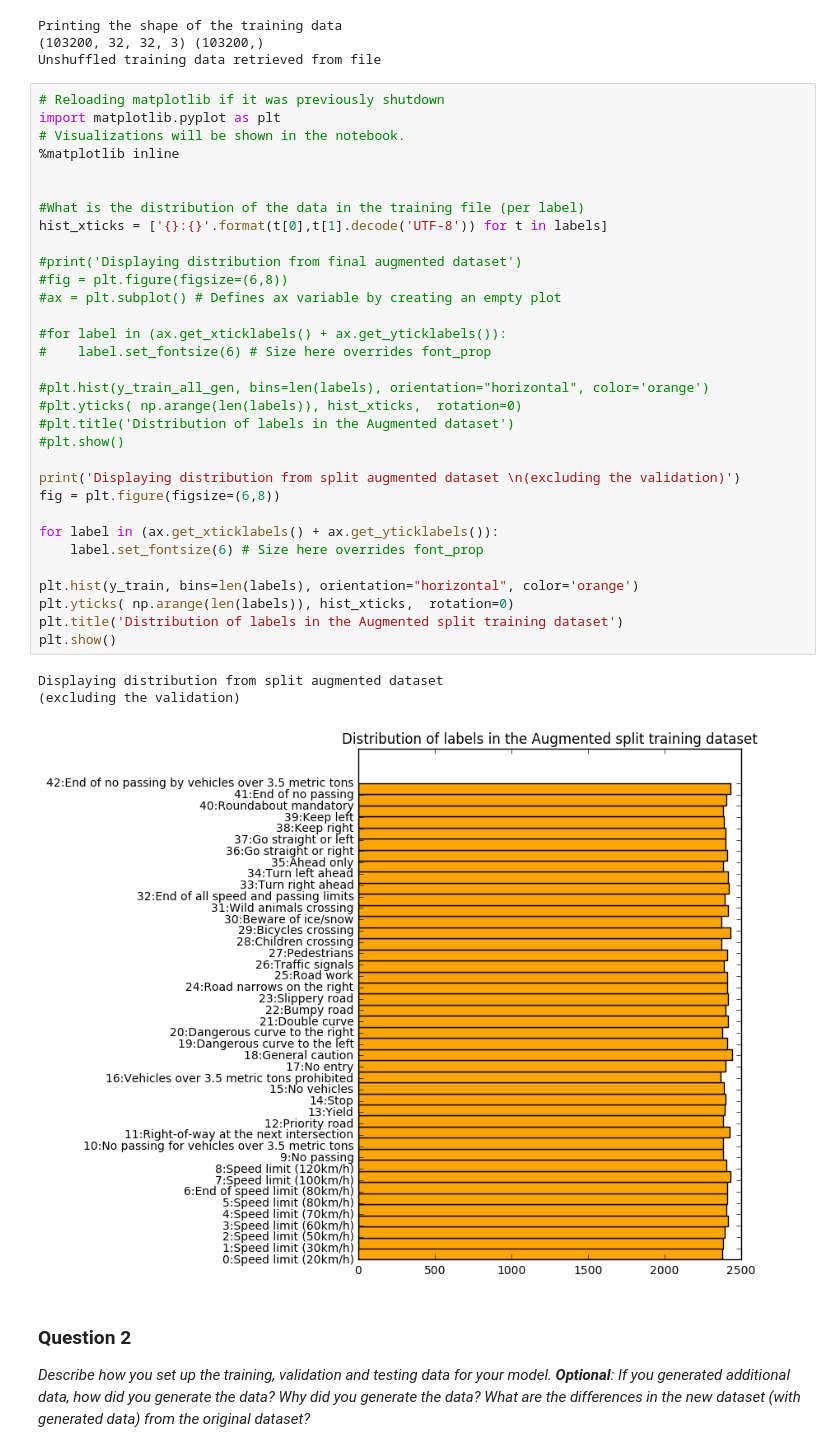
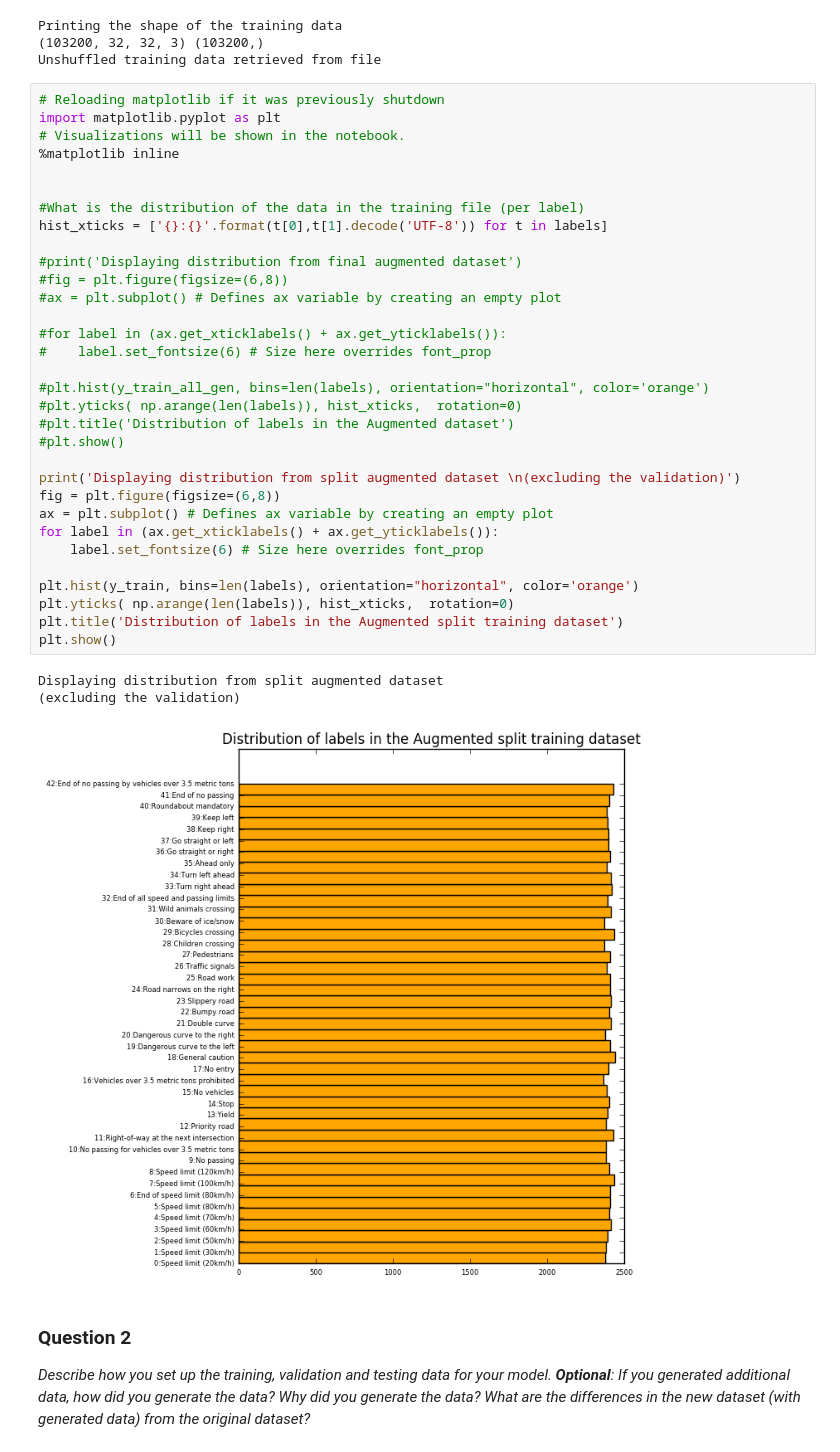
Before and after one commit to rdjondo/CarND-Traffic-Sign-Classifier-Project, a Jupyter notebook: Traffic_Sign_Classifier.ipynb, the cells around one changed output. Saved outputs shown, nothing was run; the diff lists cells and outputs as text.

```diff
--- a/Traffic_Sign_Classifier.ipynb
+++ b/Traffic_Sign_Classifier.ipynb
@@ -514,35 +518,35 @@ import matplotlib.pyplot as plt
 %matplotlib inline
 
 
 #What is the distribution of the data in the training file (per label)
 hist_xticks = ['{}:{}'.format(t[0],t[1].decode('UTF-8')) for t in labels]
 
 #print('Displaying distribution from final augmented dataset')
 #fig = plt.figure(figsize=(6,8))
 #ax = plt.subplot() # Defines ax variable by creating an empty plot
 
 #for label in (ax.get_xticklabels() + ax.get_yticklabels()):
 #    label.set_fontsize(6) # Size here overrides font_prop
 
 #plt.hist(y_train_all_gen, bins=len(labels), orientation="horizontal", color='orange')
 #plt.yticks( np.arange(len(labels)), hist_xticks,  rotation=0)
 #plt.title('Distribution of labels in the Augmented dataset')
 #plt.show()
 
 print('Displaying distribution from split augmented dataset \n(excluding the validation)')
 fig = plt.figure(figsize=(6,8))
-
+ax = plt.subplot() # Defines ax variable by creating an empty plot
 for label in (ax.get_xticklabels() + ax.get_yticklabels()):
     label.set_fontsize(6) # Size here overrides font_prop
 
 plt.hist(y_train, bins=len(labels), orientation="horizontal", color='orange')
 plt.yticks( np.arange(len(labels)), hist_xticks,  rotation=0)
 plt.title('Distribution of labels in the Augmented split training dataset')
 plt.show()
 # %% [output]
 Displaying distribution from split augmented dataset
 (excluding the validation)
-[figure, old version]
+[figure, new version]
 # %% [markdown]
 ### Question 2
 
```
Also changed, not shown: parts of 14 cells of this notebook.
